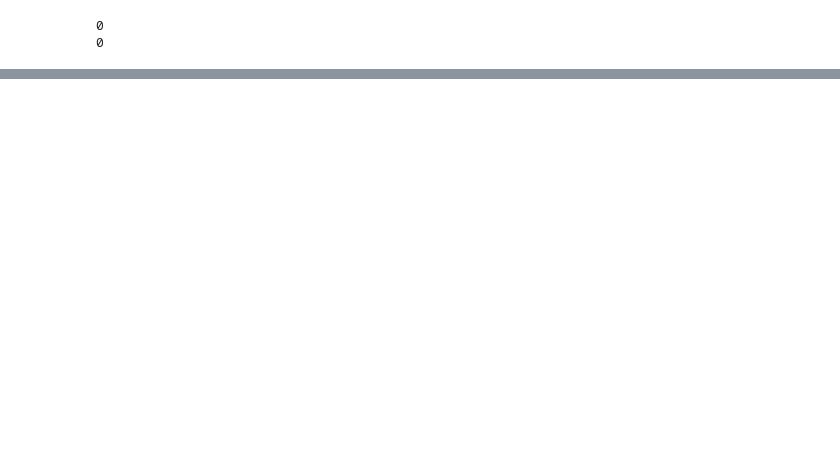
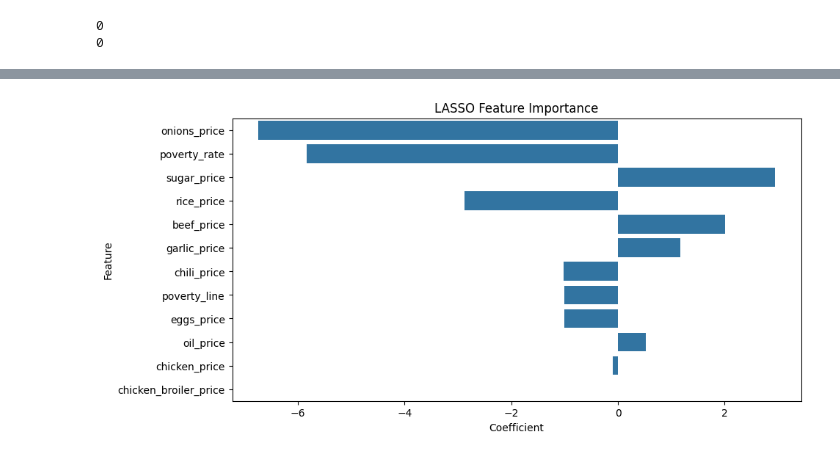
Before and after one commit to MuhammadRibhiRamadan/fsi-prediction-id, a Jupyter notebook: DSAI.ipynb, the cells around one changed output, grey strips where cells are left out. Saved outputs shown, nothing was run; the diff lists cells and outputs as text; code cells hidden in the pictures; blank space fills up the shorter version.

```diff
--- a/DSAI.ipynb
+++ b/DSAI.ipynb
@@ -971,0 +1166,19 @@ print(np.isnan(x_test_scaled).sum())
+# %%
+# feature importance from lasso
+lasso_model = models['LASSO']
+
+importance_df = pd.DataFrame({
+    'Feature': x_train.columns,
+    'Coefficient': lasso_model.coef_
+})
+
+# absolute coefficient
+importance_df['Absolute'] = abs(importance_df['Coefficient'])
+
+# sort by importance
+importance_df = importance_df.sort_values(
+    by='Absolute',
+    ascending=False
+)
+
+importance_df
@@ -971,0 +1199,13 @@ print(np.isnan(x_test_scaled).sum())
+# %%
+plt.figure(figsize=(10,5))
+
+sns.barplot(
+    data=importance_df,
+    x='Coefficient',
+    y='Feature'
+)
+
+plt.title('LASSO Feature Importance')
+plt.show()
+# %% [output]
+[figure, added]
```
Also changed, not shown: parts of 34 cells of this notebook.
